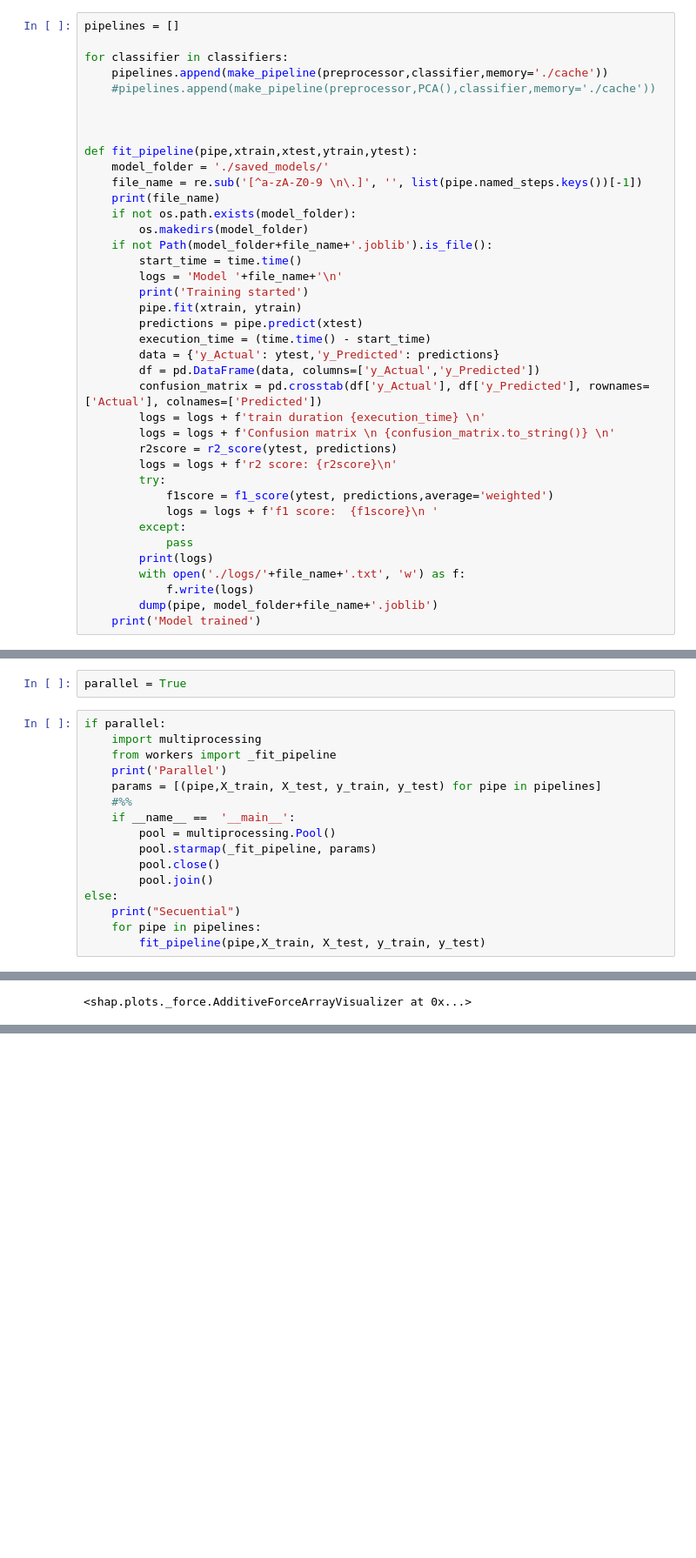
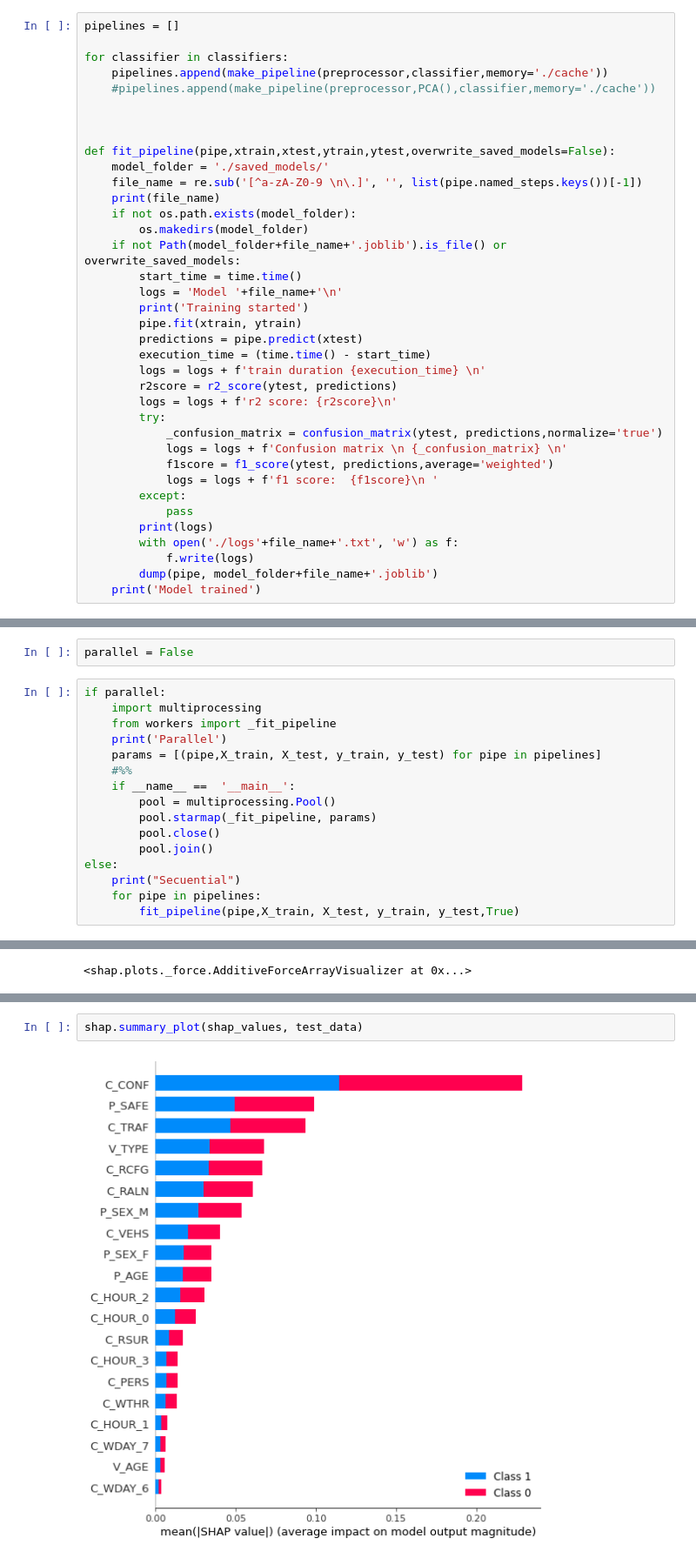
Before and after one commit to Randy03/cunef_ml_canadian_crash, a Jupyter notebook: notebooks/Modelos.ipynb, the cells around one changed output, grey strips where cells are left out. Shown at 87% size. Drawn from its saved outputs; the diff is of its cells as text; blank space fills up the shorter version.

```diff
--- a/notebooks/Modelos.ipynb
+++ b/notebooks/Modelos.ipynb
@@ -150,33 +159,31 @@ for classifier in classifiers:
 
 
 
-def fit_pipeline(pipe,xtrain,xtest,ytrain,ytest):
+def fit_pipeline(pipe,xtrain,xtest,ytrain,ytest,overwrite_saved_models=False):
     model_folder = './saved_models/'
     file_name = re.sub('[^a-zA-Z0-9 \n\.]', '', list(pipe.named_steps.keys())[-1])
     print(file_name)
     if not os.path.exists(model_folder):
         os.makedirs(model_folder)
-    if not Path(model_folder+file_name+'.joblib').is_file():
+    if not Path(model_folder+file_name+'.joblib').is_file() or overwrite_saved_models:
         start_time = time.time()
         logs = 'Model '+file_name+'\n'
         print('Training started')
         pipe.fit(xtrain, ytrain)
         predictions = pipe.predict(xtest)
         execution_time = (time.time() - start_time)
-        data = {'y_Actual': ytest,'y_Predicted': predictions}
-        df = pd.DataFrame(data, columns=['y_Actual','y_Predicted'])
-        confusion_matrix = pd.crosstab(df['y_Actual'], df['y_Predicted'], rownames=['Actual'], colnames=['Predicted'])
         logs = logs + f'train duration {execution_time} \n'
-        logs = logs + f'Confusion matrix \n {confusion_matrix.to_string()} \n'
         r2score = r2_score(ytest, predictions)
         logs = logs + f'r2 score: {r2score}\n'
         try:
+            _confusion_matrix = confusion_matrix(ytest, predictions,normalize='true')
+            logs = logs + f'Confusion matrix \n {_confusion_matrix} \n'
             f1score = f1_score(ytest, predictions,average='weighted')
             logs = logs + f'f1 score:  {f1score}\n '
         except:
             pass
         print(logs)
-        with open('./logs/'+file_name+'.txt', 'w') as f:
+        with open('./logs'+file_name+'.txt', 'w') as f:
             f.write(logs)
         dump(pipe, model_folder+file_name+'.joblib')
     print('Model trained')
@@ -183,5 +192,5 @@ def fit_pipeline(pipe,xtrain,xtest,ytrain,ytest):
 # %%
-parallel = True
+parallel = False
 # %%
 if parallel:
     import multiprocessing
@@ -197,5 +206,5 @@ if parallel:
 else:
     print("Secuential")
     for pipe in pipelines:
-        fit_pipeline(pipe,X_train, X_test, y_train, y_test)
+        fit_pipeline(pipe,X_train, X_test, y_train, y_test,True)
 # %% [output]
@@ -339,0 +429,4 @@ shap.force_plot(explainer.expected_value[0], shap_values[0][:100,:], features=te
+# %%
+shap.summary_plot(shap_values, test_data)
+# %% [output]
+[figure, added]
```
Also changed, not shown: parts of 14 cells of this notebook, 6 other files.
